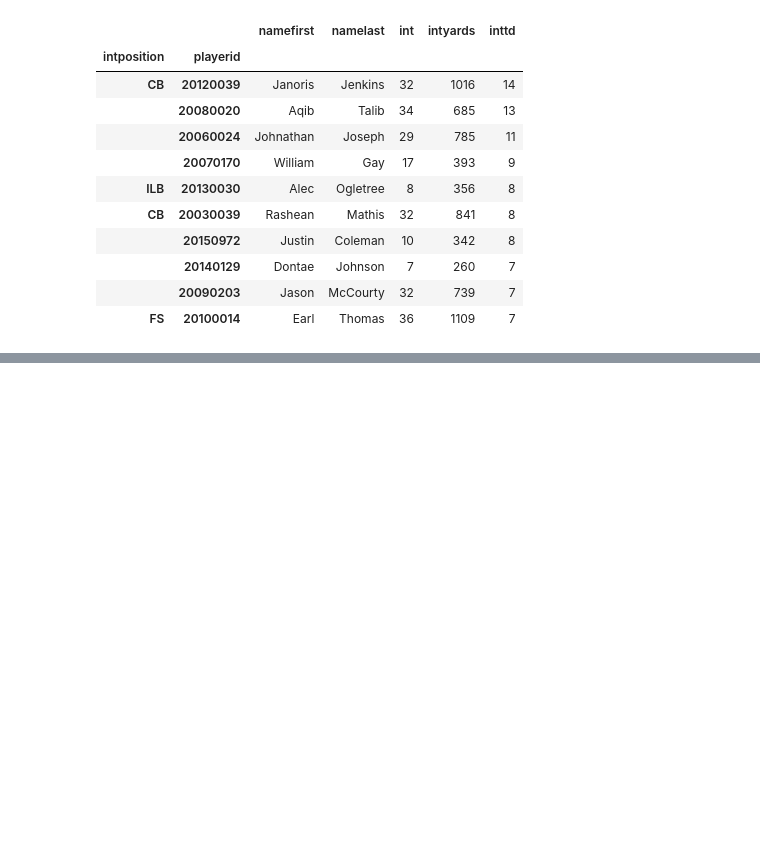
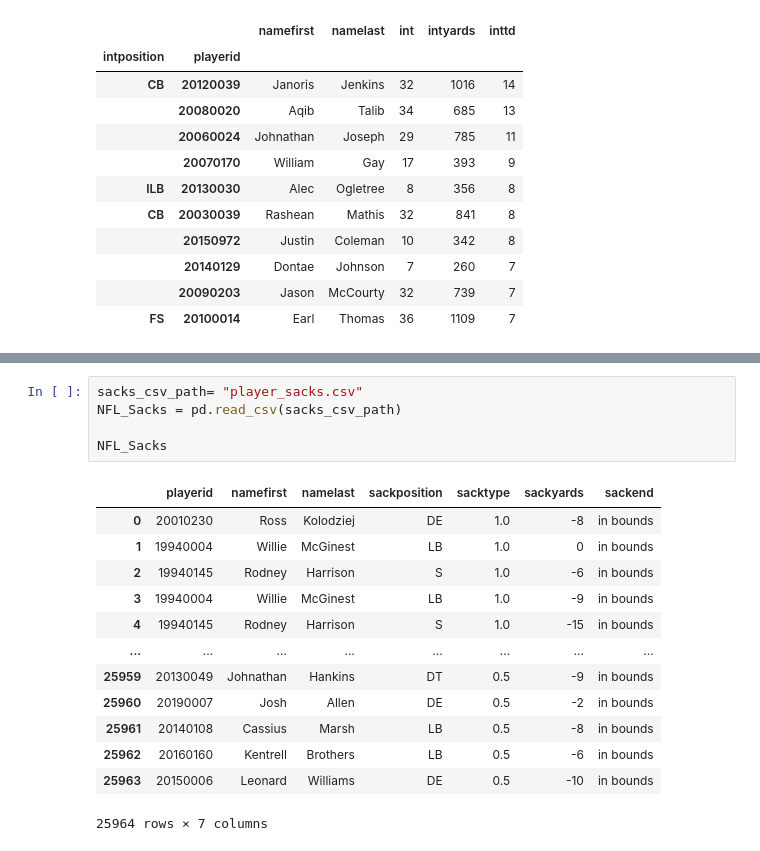
Before and after one commit to grahamendean/ETL-Project, a Jupyter notebook: Code/NFL_Analysis.ipynb, the cells around one changed output, grey strips where cells are left out. Drawn from its saved outputs; the diff is of its cells as text; blank space fills up the shorter version.

```diff
--- a/Code/NFL_Analysis.ipynb
+++ b/Code/NFL_Analysis.ipynb
@@ -73,0 +90,19 @@ NFL_Total_Inttd
+# %%
+sacks_csv_path= "player_sacks.csv"
+NFL_Sacks = pd.read_csv(sacks_csv_path)
+
+NFL_Sacks
+# %% [output]
+|  | playerid | namefirst | namelast | sackposition | sacktype | sackyards | sackend |
+| 0 | 20010230 | Ross | Kolodziej | DE | 1.0 | -8 | in bounds |
+| 1 | 19940004 | Willie | McGinest | LB | 1.0 | 0 | in bounds |
+| 2 | 19940145 | Rodney | Harrison | S | 1.0 | -6 | in bounds |
+| 3 | 19940004 | Willie | McGinest | LB | 1.0 | -9 | in bounds |
+| 4 | 19940145 | Rodney | Harrison | S | 1.0 | -15 | in bounds |
+| ... | ... | ... | ... | ... | ... | ... | ... |
+| 25959 | 20130049 | Johnathan | Hankins | DT | 0.5 | -9 | in bounds |
+| 25960 | 20190007 | Josh | Allen | DE | 0.5 | -2 | in bounds |
+| 25961 | 20140108 | Cassius | Marsh | LB | 0.5 | -8 | in bounds |
+| 25962 | 20160160 | Kentrell | Brothers | LB | 0.5 | -6 | in bounds |
+| 25963 | 20150006 | Leonard | Williams | DE | 0.5 | -10 | in bounds |
+25964 rows × 7 columns
```
Also changed, not shown: parts of 7 cells of this notebook, 2 other files.
